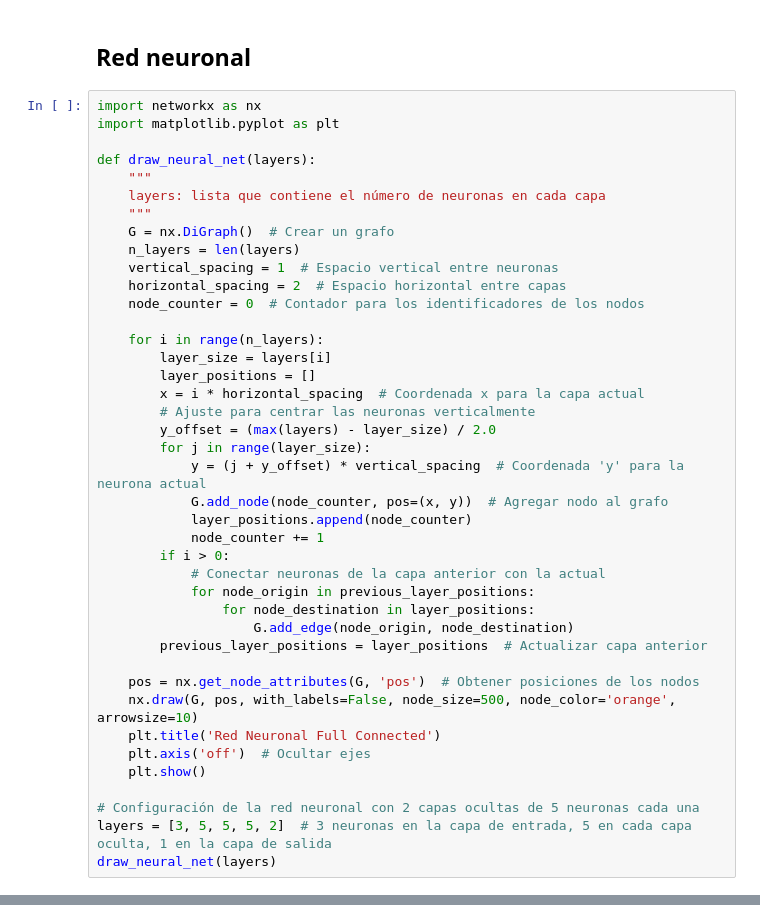
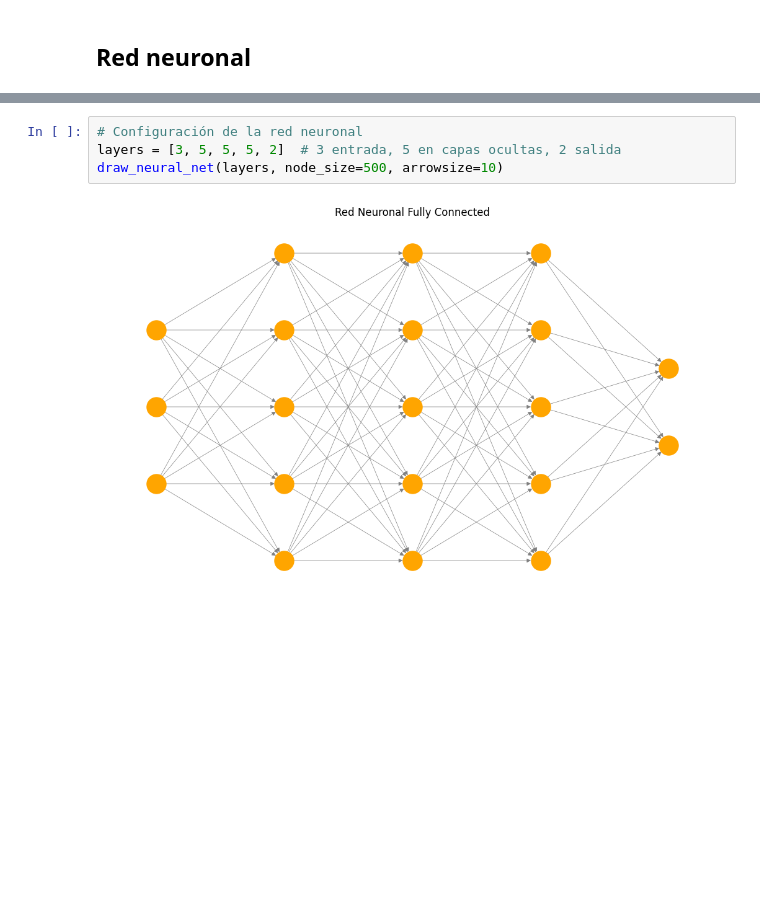
Before and after one commit to ManuelEspejo/Fundamentos-Machine-Learning, a Jupyter notebook: notebooks/99_Visuals.ipynb, the cells around one changed output, grey strips where cells are left out. Drawn from its saved outputs; the diff is of its cells as text; blank space fills up the shorter version.

Commit message:
extract visuals code to visualizations.py

```diff
--- a/notebooks/99_Visuals.ipynb
+++ b/notebooks/99_Visuals.ipynb
@@ -5,43 +25,2 @@
 # %% [markdown]
 ## Red neuronal
-# %%
-import networkx as nx
-import matplotlib.pyplot as plt
-
-def draw_neural_net(layers):
-    """
-    layers: lista que contiene el número de neuronas en cada capa
-    """
-    G = nx.DiGraph()  # Crear un grafo
-    n_layers = len(layers)
-    vertical_spacing = 1  # Espacio vertical entre neuronas
-    horizontal_spacing = 2  # Espacio horizontal entre capas
-    node_counter = 0  # Contador para los identificadores de los nodos
-
-    for i in range(n_layers):
-        layer_size = layers[i]
-        layer_positions = []
-        x = i * horizontal_spacing  # Coordenada x para la capa actual
-        # Ajuste para centrar las neuronas verticalmente
-        y_offset = (max(layers) - layer_size) / 2.0
-        for j in range(layer_size):
-            y = (j + y_offset) * vertical_spacing  # Coordenada 'y' para la neurona actual
-            G.add_node(node_counter, pos=(x, y))  # Agregar nodo al grafo
-            layer_positions.append(node_counter)
-            node_counter += 1
-        if i > 0:
-            # Conectar neuronas de la capa anterior con la actual
-            for node_origin in previous_layer_positions:
-                for node_destination in layer_positions:
-                    G.add_edge(node_origin, node_destination)
-        previous_layer_positions = layer_positions  # Actualizar capa anterior
-
-    pos = nx.get_node_attributes(G, 'pos')  # Obtener posiciones de los nodos
-    nx.draw(G, pos, with_labels=False, node_size=500, node_color='orange', arrowsize=10)
-    plt.title('Red Neuronal Full Connected')
-    plt.axis('off')  # Ocultar ejes
-    plt.show()
-
-# Configuración de la red neuronal con 2 capas ocultas de 5 neuronas cada una
-layers = [3, 5, 5, 5, 2]  # 3 neuronas en la capa de entrada, 5 en cada capa oculta, 1 en la capa de salida
-draw_neural_net(layers)
@@ -49,0 +27,6 @@ draw_neural_net(layers)
+# %%
+# Configuración de la red neuronal
+layers = [3, 5, 5, 5, 2]  # 3 entrada, 5 en capas ocultas, 2 salida
+draw_neural_net(layers, node_size=500, arrowsize=10)
+# %% [output]
+[figure, added]
```
Also changed, not shown: parts of 2 cells of this notebook.
